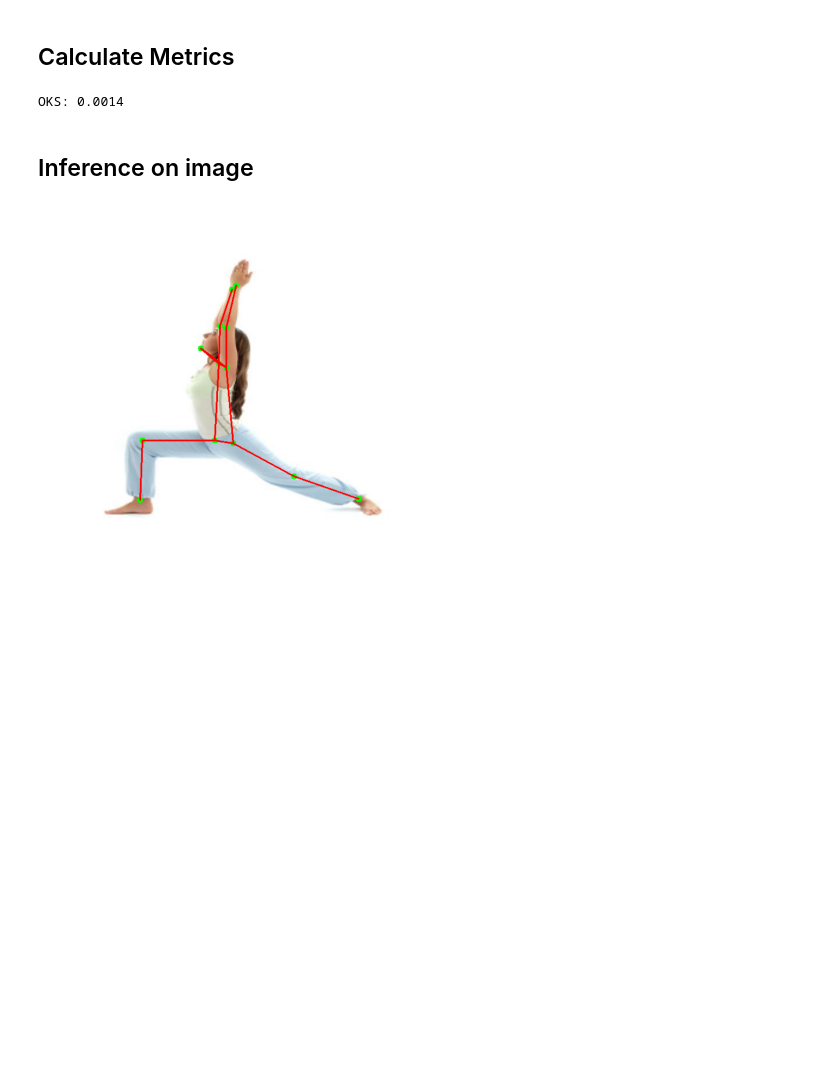
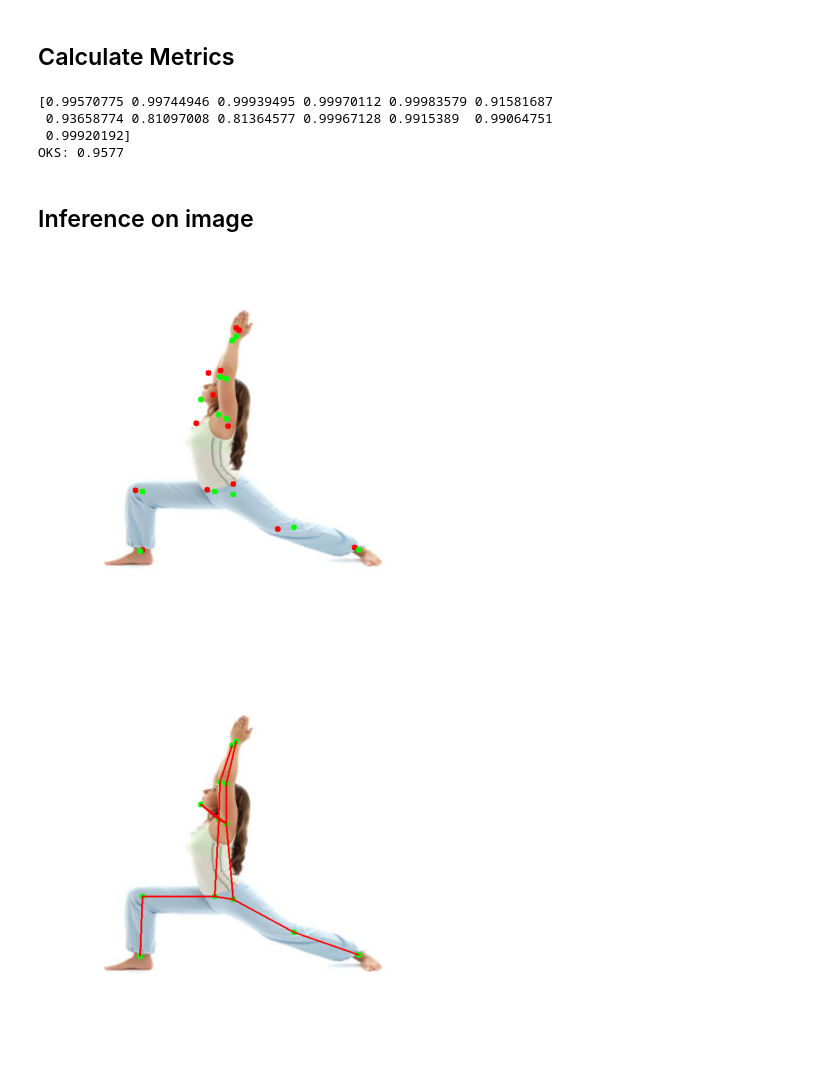
Before and after one commit to arthurhn/Metrics_mp, a Jupyter notebook: pose_metrics_mp2.ipynb, the cells around one changed output. Cells and saved outputs as stored; diff of their text form; code cells hidden in the pictures; blank space fills up the shorter version.

```diff
--- a/pose_metrics_mp2.ipynb
+++ b/pose_metrics_mp2.ipynb
@@ -166,15 +218,39 @@ def calculate_pcp(gt_keypoints, pred_keypoints):
 # %% [markdown]
 ## Calculate Metrics
 # %%
+area=640*640*0.53   #average area of the bounding box
+
+# Indices for joints in COCO format
+coco_indices = [0, 5, 6, 11, 12, 13, 14, 15, 16, 7, 8, 9, 10]
+
 # Calculate OKS
-oks = calculate_oks(gt_keypoints, mp_keypoints, bbox_area=gt_ann['area'])
+oks = calculate_oks(gt_keypoints, mp_keypoints, area, coco_indices)
 print(f"OKS: {oks:.4f}")
 
 # Calculate PCP
 #pcp = calculate_pcp(gt_keypoints, mp_keypoints)
 #print(f"PCP: {pcp:.4f}")
 # %% [output]
-OKS: 0.0014
+[0.99570775 0.99744946 0.99939495 0.99970112 0.99983579 0.91581687
+ 0.93658774 0.81097008 0.81364577 0.99967128 0.9915389  0.99064751
+ 0.99920192]
+OKS: 0.9577
 # %% [markdown]
 ## Inference on image
+# %%
+import matplotlib.pyplot as plt
+
+# Draw keypoint comparison on the image
+for x, y in gt_keypoints:
+    cv2.circle(image_rgb, (int(x), int(y)), 5, (255, 0, 0), -1)  # Red circles for ground truth keypoints
+
+for x,y in mp_keypoints:
+    cv2.circle(image_rgb, (int(x), int(y)), 5, (0, 255, 0), -1)  # Green circles for predicted keypoints
+
+# Display the image with keypoints
+plt.imshow(image_rgb)
+plt.axis('off')
+plt.show()
+# %% [output]
+[figure, added]
 # %%
```
Also changed, not shown: parts of 4 cells of this notebook, 1 other file.
